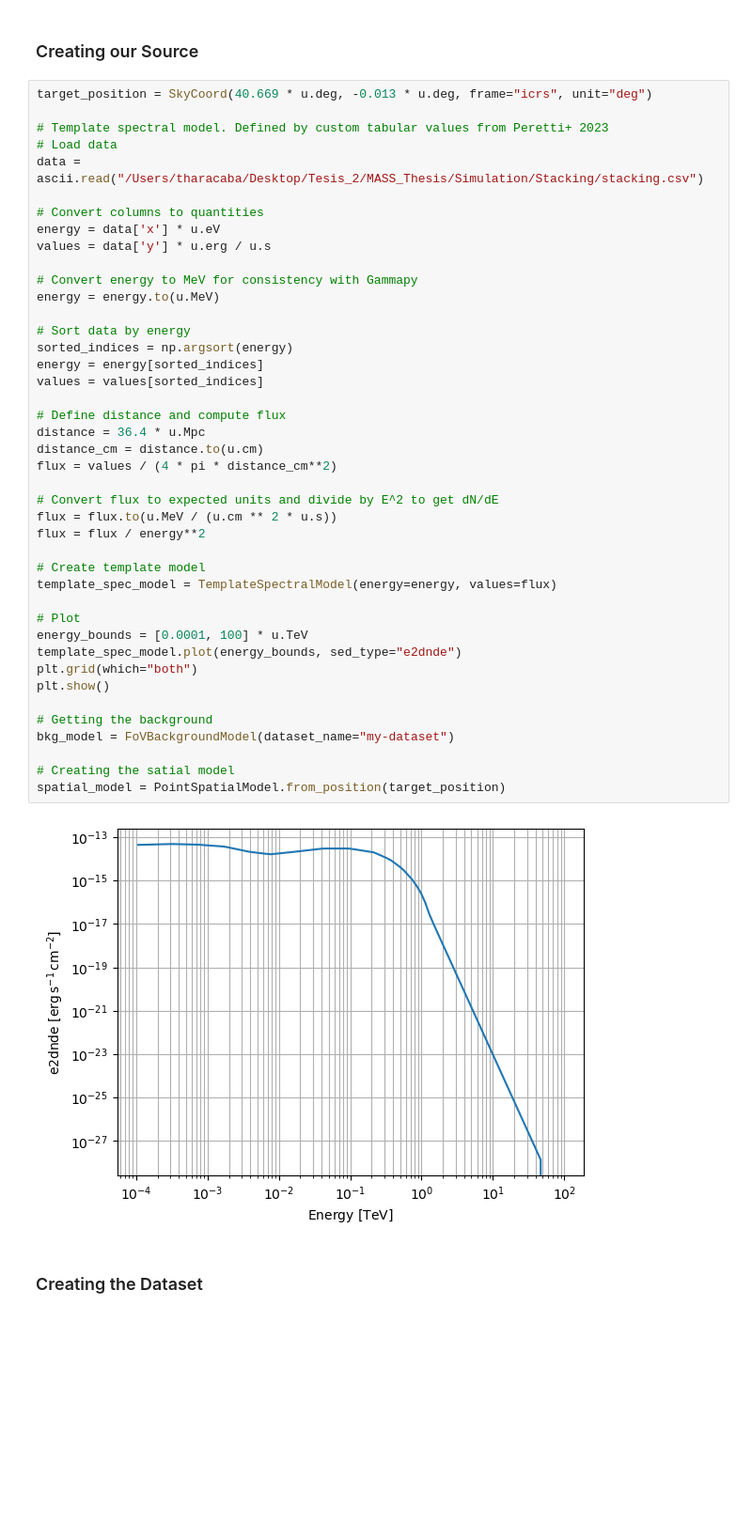
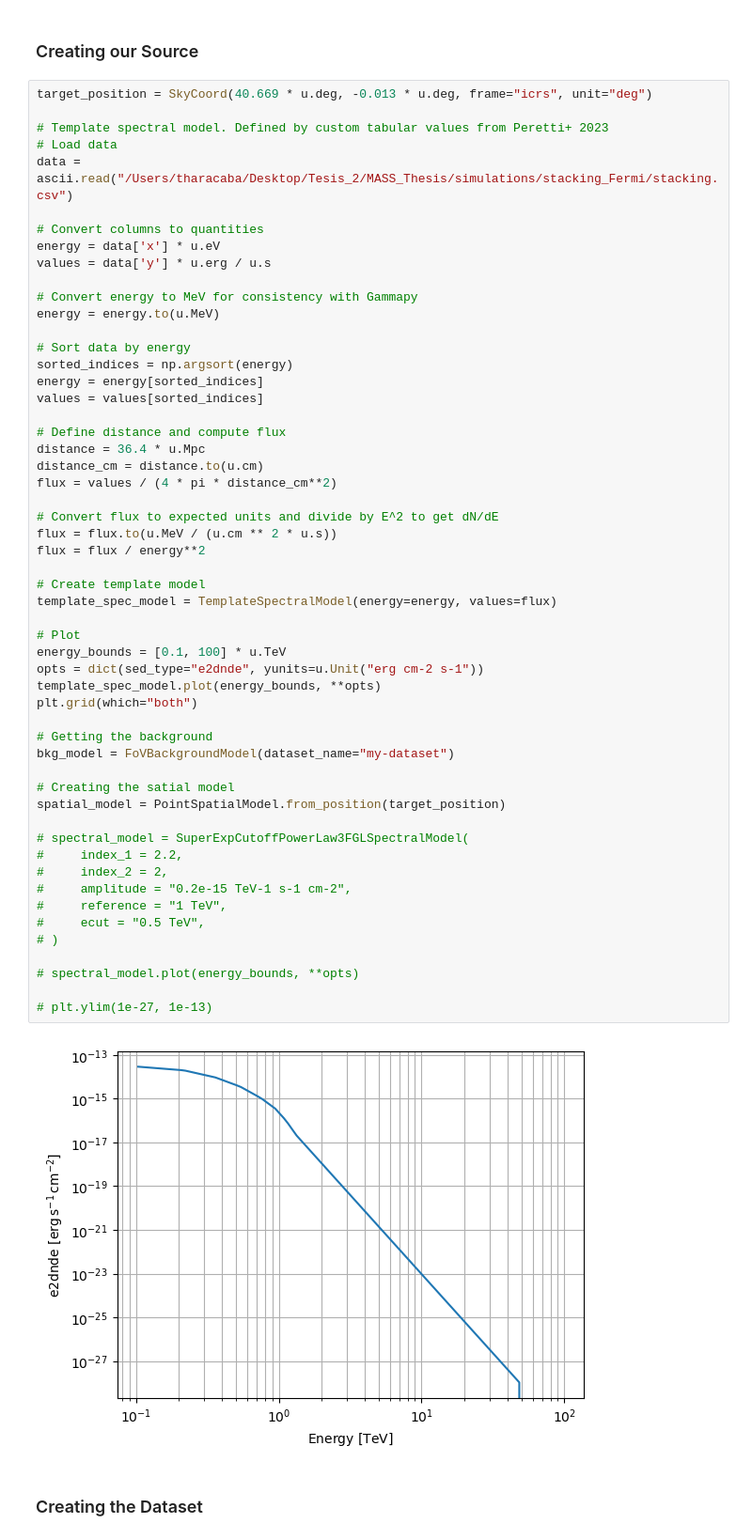
Before and after one commit to tcaba2/MASS_Thesis, a Jupyter notebook: simulations/stacking_Fermi/NGC1068_sim_Stacking.ipynb, the cells around one changed output. Shown at 94% size. Cells and saved outputs as stored; diff of their text form; blank space fills up the shorter version.

Commit message:
Doing simulations

```diff
--- a/simulations/stacking_Fermi/NGC1068_sim_Stacking.ipynb
+++ b/simulations/stacking_Fermi/NGC1068_sim_Stacking.ipynb
@@ -42,7 +42,7 @@ target_position = SkyCoord(40.669 * u.deg, -0.013 * u.deg, frame="icrs", unit="d
 
 # Template spectral model. Defined by custom tabular values from Peretti+ 2023
 # Load data
-data = ascii.read("/Users/tharacaba/Desktop/Tesis_2/MASS_Thesis/Simulation/Stacking/stacking.csv")
+data = ascii.read("/Users/tharacaba/Desktop/Tesis_2/MASS_Thesis/simulations/stacking_Fermi/stacking.csv")
 
 # Convert columns to quantities
 energy = data['x'] * u.eV
@@ -50,37 +50,49 @@ values = data['y'] * u.erg / u.s
 
 # Convert energy to MeV for consistency with Gammapy
 energy = energy.to(u.MeV)
 
 # Sort data by energy
 sorted_indices = np.argsort(energy)
 energy = energy[sorted_indices]
 values = values[sorted_indices]
 
 # Define distance and compute flux
 distance = 36.4 * u.Mpc
 distance_cm = distance.to(u.cm)
 flux = values / (4 * pi * distance_cm**2)
 
 # Convert flux to expected units and divide by E^2 to get dN/dE
 flux = flux.to(u.MeV / (u.cm ** 2 * u.s))
 flux = flux / energy**2
 
 # Create template model
 template_spec_model = TemplateSpectralModel(energy=energy, values=flux)
 
 # Plot
-energy_bounds = [0.0001, 100] * u.TeV
-template_spec_model.plot(energy_bounds, sed_type="e2dnde")
+energy_bounds = [0.1, 100] * u.TeV
+opts = dict(sed_type="e2dnde", yunits=u.Unit("erg cm-2 s-1"))
+template_spec_model.plot(energy_bounds, **opts)
 plt.grid(which="both")
-plt.show()
 
 # Getting the background
 bkg_model = FoVBackgroundModel(dataset_name="my-dataset")
 
 # Creating the satial model
 spatial_model = PointSpatialModel.from_position(target_position)
+
+# spectral_model = SuperExpCutoffPowerLaw3FGLSpectralModel(
+#     index_1 = 2.2,
+#     index_2 = 2,
+#     amplitude = "0.2e-15 TeV-1 s-1 cm-2",
+#     reference = "1 TeV",
+#     ecut = "0.5 TeV",
+# )
+
+# spectral_model.plot(energy_bounds, **opts)
+
+# plt.ylim(1e-27, 1e-13)
 # %% [output]
-[figure, old version]
+[figure, new version]
 # %% [markdown]
 ### Creating the Dataset
 # %%
```
Also changed, not shown: parts of 1 cell of this notebook, 5 other files.
